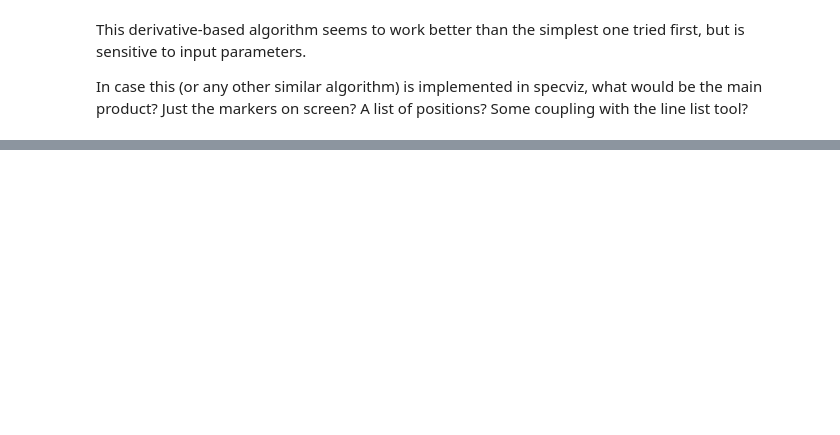
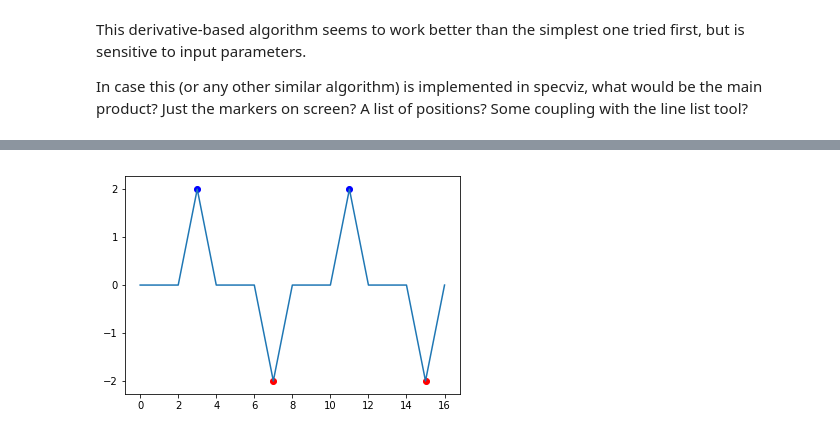
Before and after one commit to ibusko/experiments_specviz, a Jupyter notebook: experiment_feature_detection.ipynb, the cells around one changed output, grey strips where cells are left out. Drawn from its saved outputs; the diff is of its cells as text; code cells hidden in the pictures; blank space fills up the shorter version.

```diff
--- a/experiment_feature_detection.ipynb
+++ b/experiment_feature_detection.ipynb
@@ -238,0 +247,85 @@ In case this (or any other similar algorithm) is implemented in specviz, what wo
+# %%
+import sys
+from numpy import NaN, Inf, arange, isscalar, asarray, array
+
+def peakdet(v, delta, x = None):
+    """
+    Converted from MATLAB script at http://billauer.co.il/peakdet.html
+
+    Returns two arrays
+
+    function [maxtab, mintab]=peakdet(v, delta, x)
+    %PEAKDET Detect peaks in a vector
+    %        [MAXTAB, MINTAB] = PEAKDET(V, DELTA) finds the local
+    %        maxima and minima ("peaks") in the vector V.
+    %        MAXTAB and MINTAB consists of two columns. Column 1
+    %        contains indices in V, and column 2 the found values.
+    %
+    %        With [MAXTAB, MINTAB] = PEAKDET(V, DELTA, X) the indices
+    %        in MAXTAB and MINTAB are replaced with the corresponding
+    %        X-values.
+    %
+    %        A point is considered a maximum peak if it has the maximal
+    %        value, and was preceded (to the left) by a value lower by
+    %        DELTA.
+
+    % Eli Billauer, 3.4.05 (Explicitly not copyrighted).
+    % This function is released to the public domain; Any use is allowed.
+
+    """
+    maxtab = []
+    mintab = []
+
+    if x is None:
+        x = arange(len(v))
+
+    v = asarray(v)
+
+    if len(v) != len(x):
+        sys.exit('Input vectors v and x must have same length')
+
+    if not isscalar(delta):
+        sys.exit('Input argument delta must be a scalar')
+
+    if delta <= 0:
+        sys.exit('Input argument delta must be positive')
+
+    mn, mx = Inf, -Inf
+    mnpos, mxpos = NaN, NaN
+
+    lookformax = True
+
+    for i in arange(len(v)):
+        this = v[i]
+        if this > mx:
+            mx = this
+            mxpos = x[i]
+        if this < mn:
+            mn = this
+            mnpos = x[i]
+
+        if lookformax:
+            if this < mx-delta:
+                maxtab.append((mxpos, mx))
+                mn = this
+                mnpos = x[i]
+                lookformax = False
+        else:
+            if this > mn+delta:
+                mintab.append((mnpos, mn))
+                mx = this
+                mxpos = x[i]
+                lookformax = True
+
+    return array(maxtab), array(mintab)
+
+if __name__=="__main__":
+    from matplotlib.pyplot import plot, scatter, show
+    series = [0,0,0,2,0,0,0,-2,0,0,0,2,0,0,0,-2,0]
+    maxtab, mintab = peakdet(series,.3)
+    plot(series)
+    scatter(array(maxtab)[:,0], array(maxtab)[:,1], color='blue')
+    scatter(array(mintab)[:,0], array(mintab)[:,1], color='red')
+    show()
+# %% [output]
+[figure, added]
```
Also changed, not shown: parts of 9 cells of this notebook.
